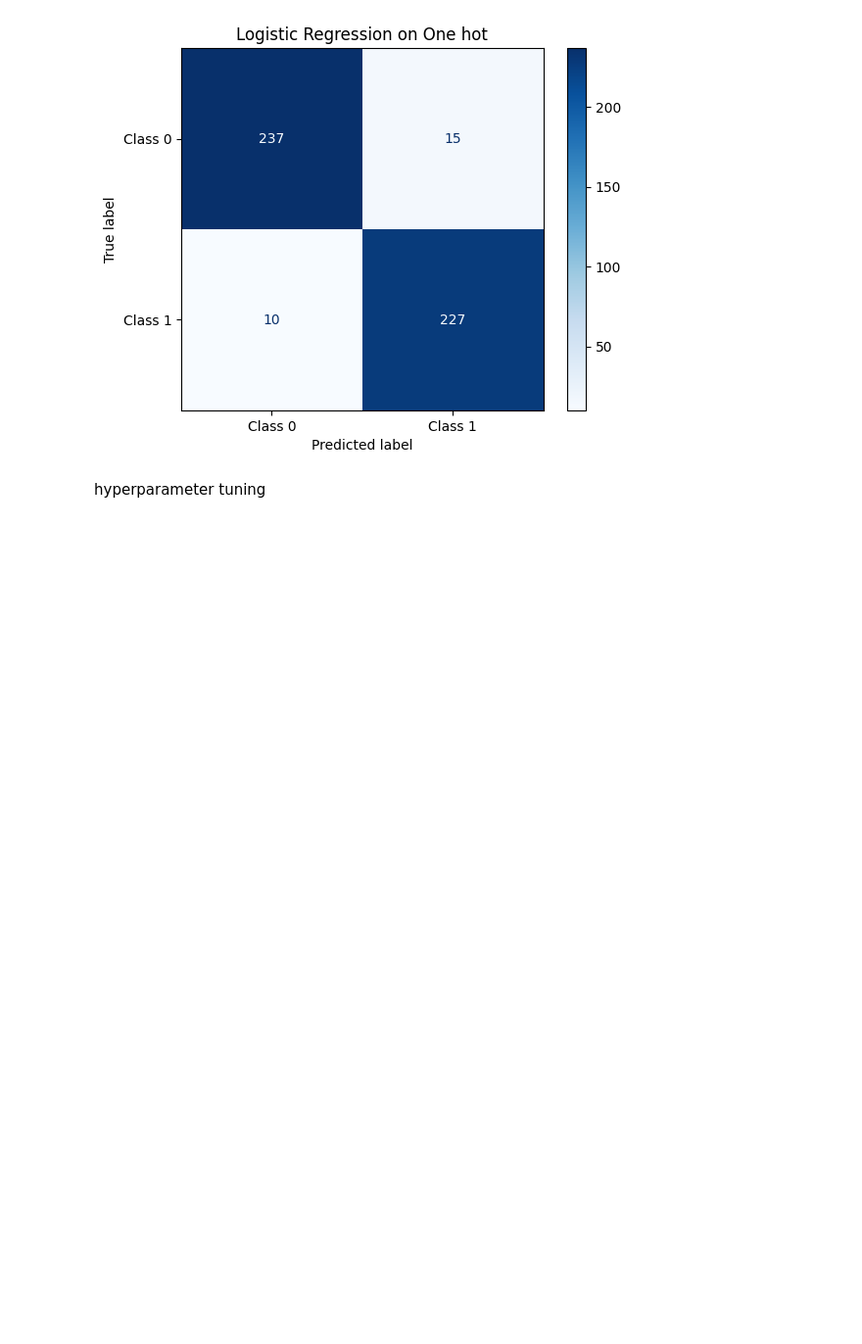
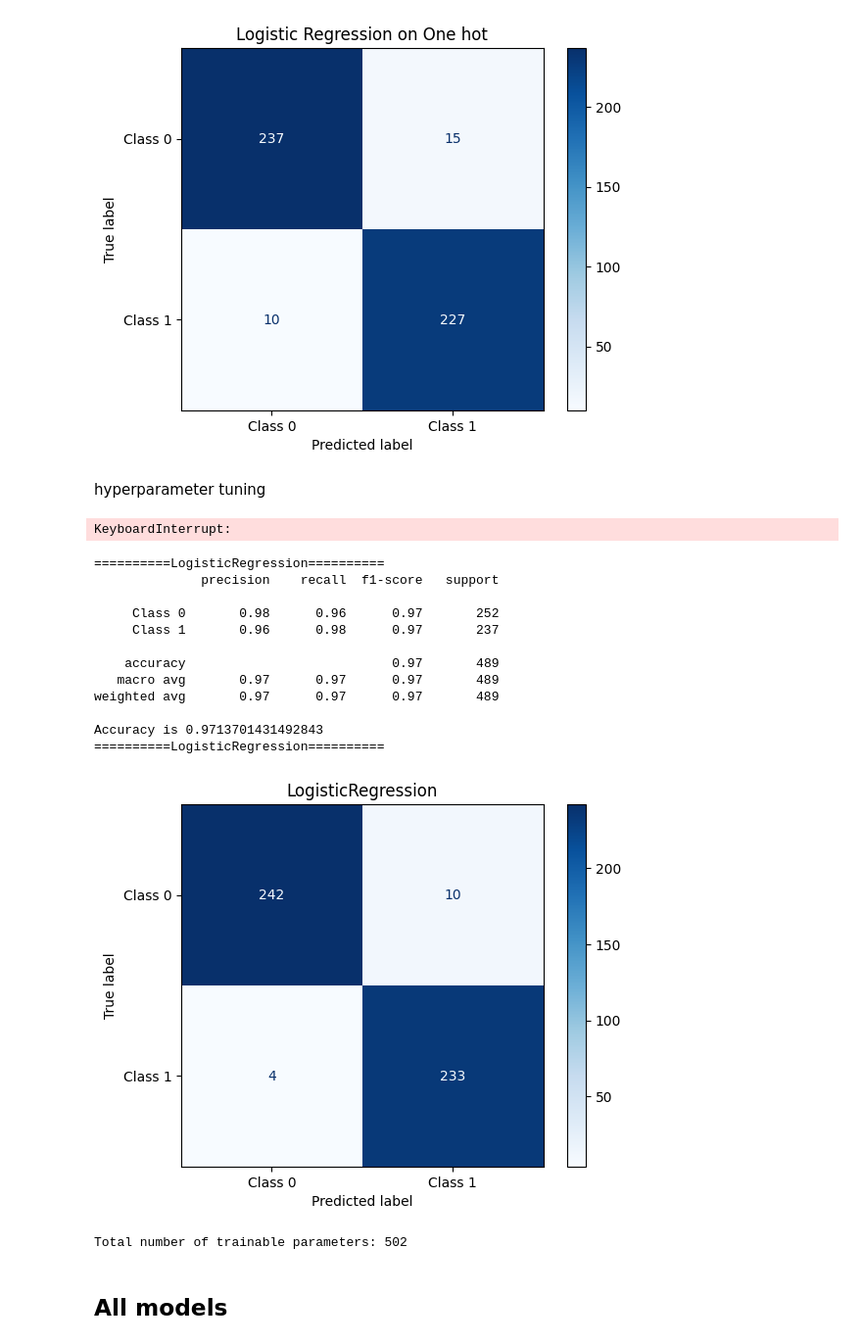
Before and after one commit to A-Rush-R/CS771-Mini-Project, a Jupyter notebook: emoticon/one_hot_grid_search.ipynb, the cells around one changed output. Shown at 98% size. Cells and saved outputs as stored; diff of their text form; code cells hidden in the pictures; blank space fills up the shorter version.

```diff
--- a/emoticon/one_hot_grid_search.ipynb
+++ b/emoticon/one_hot_grid_search.ipynb
@@ -27,7 +27,7 @@ valid_df.head()
 | 3 | 😡 | 🙻 | 😒 | 0 |
 | 4 | 🙨 | 😳 | 😚 | 1 |
 # %%
-oh_X_train, oh_X_val, y_train, y_val = one_hot_encode(train_df, valid_df)
+x_train, x_valid, y_train, y_valid = one_hot_encode(train_df, valid_df)
 # %% [output]
 (7080, 501) (489, 501)
 # %%
@@ -60,4 +60,36 @@ param_grid = {
     "penalty": ["l1", "l2"],  # Regularization type
     "solver": ["liblinear", "saga"],  # Solvers available for logistic regression
 }
-grid_search_(LogisticRegression(max_iter=10000), oh_X_train, y_train, param_grid)
+grid_search_(LogisticRegression(max_iter=10000), x_train, y_train, param_grid)
+# %% [output]
+KeyboardInterrupt:
+# %%
+params = {'C': 10, 'penalty': 'l1', 'solver': 'liblinear'}
+
+model = LogisticRegression(**params, max_iter= 10000)
+model.fit(x_train,y_train)
+y_pred = model.predict(x_valid)
+
+evaluate_predictions(y_valid, y_pred, title = 'LogisticRegression')
+# %% [output]
+==========LogisticRegression==========
+              precision    recall  f1-score   support
+
+     Class 0       0.98      0.96      0.97       252
+     Class 1       0.96      0.98      0.97       237
+
+    accuracy                           0.97       489
+   macro avg       0.97      0.97      0.97       489
+weighted avg       0.97      0.97      0.97       489
+
+Accuracy is 0.9713701431492843
+==========LogisticRegression==========
+[figure, added]
+# %%
+n_trainable_params = len(model.coef_[0]) + 1  # +1 for the intercept
+
+print(f'Total number of trainable parameters: {n_trainable_params}')
+# %% [output]
+Total number of trainable parameters: 502
+# %% [markdown]
+## All models
```
Also changed, not shown: parts of 8 cells of this notebook.
